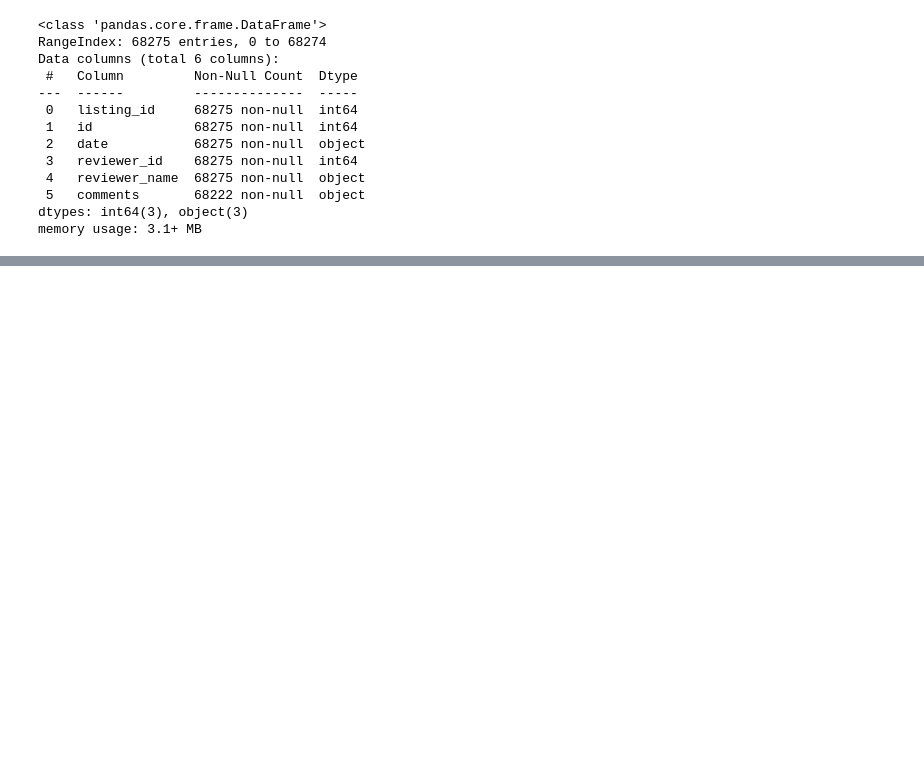
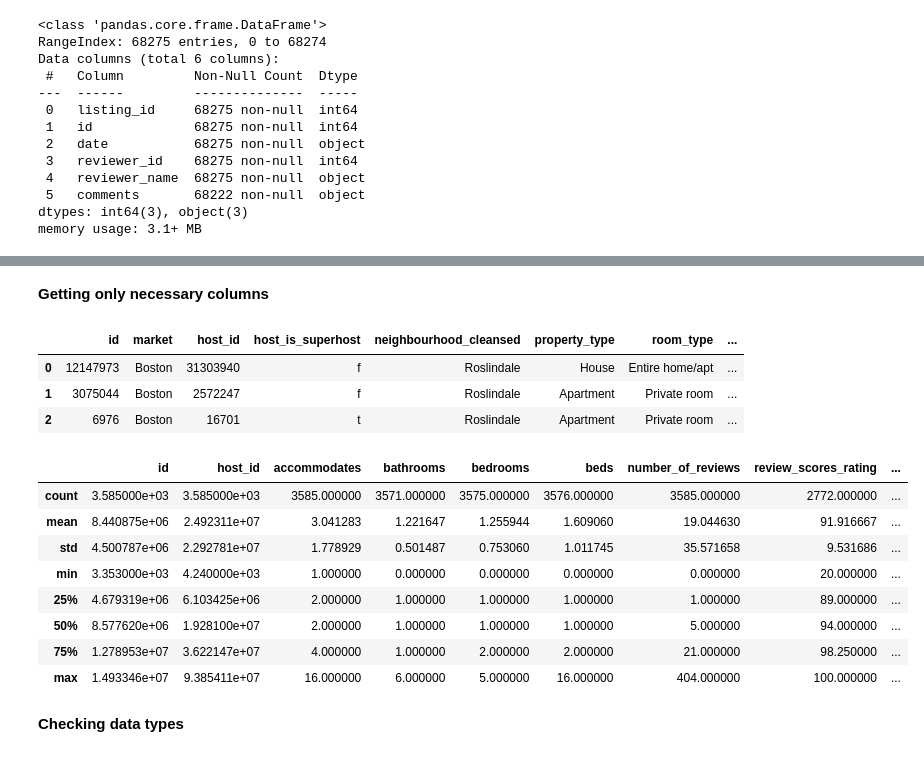
Before and after one commit to macedoti13/Airbnb-Data-Analysis, a Jupyter notebook: AirbnbDataAnalysis.ipynb, the cells around one changed output, grey strips where cells are left out. Cells and saved outputs as stored; diff of their text form; code cells hidden in the pictures; blank space fills up the shorter version.

```diff
--- a/AirbnbDataAnalysis.ipynb
+++ b/AirbnbDataAnalysis.ipynb
@@ -269,3 +210,34 @@ df_bos_lis_c = df_bos_lis.copy()
+# %% [markdown]
+**Getting only necessary columns**
+# %%
+# selecting only necessary columns
+df_bos_lis_c = df_bos_lis_c[['id', 'market', 'host_id', 'host_is_superhost', 'neighbourhood_cleansed',
+                             'property_type', 'room_type', 'accommodates', 'bathrooms', 'bedrooms', 'beds',
+                             'bed_type', 'amenities', 'price', 'cleaning_fee', 'number_of_reviews',
+                             'review_scores_rating', 'review_scores_accuracy', 'review_scores_cleanliness',
+                             'review_scores_checkin', 'review_scores_communication', 'review_scores_location',
+                             'review_scores_value', 'cancellation_policy']]
+
+df_bos_lis_c.head(3)
+# %% [output]
+|  | id | market | host_id | host_is_superhost | neighbourhood_cleansed | property_type | room_type | ... |
+| 0 | 12147973 | Boston | 31303940 | f | Roslindale | House | Entire home/apt | ... |
+| 1 | 3075044 | Boston | 2572247 | f | Roslindale | Apartment | Private room | ... |
+| 2 | 6976 | Boston | 16701 | t | Roslindale | Apartment | Private room | ... |
+# %%
+df_bos_lis_c.describe()
+# %% [output]
+|  | id | host_id | accommodates | bathrooms | bedrooms | beds | number_of_reviews | review_scores_rating | ... |
+| count | 3.585000e+03 | 3.585000e+03 | 3585.000000 | 3571.000000 | 3575.000000 | 3576.000000 | 3585.000000 | 2772.000000 | ... |
+| mean | 8.440875e+06 | 2.492311e+07 | 3.041283 | 1.221647 | 1.255944 | 1.609060 | 19.044630 | 91.916667 | ... |
+| std | 4.500787e+06 | 2.292781e+07 | 1.778929 | 0.501487 | 0.753060 | 1.011745 | 35.571658 | 9.531686 | ... |
+| min | 3.353000e+03 | 4.240000e+03 | 1.000000 | 0.000000 | 0.000000 | 0.000000 | 0.000000 | 20.000000 | ... |
+| 25% | 4.679319e+06 | 6.103425e+06 | 2.000000 | 1.000000 | 1.000000 | 1.000000 | 1.000000 | 89.000000 | ... |
+| 50% | 8.577620e+06 | 1.928100e+07 | 2.000000 | 1.000000 | 1.000000 | 1.000000 | 5.000000 | 94.000000 | ... |
+| 75% | 1.278953e+07 | 3.622147e+07 | 4.000000 | 1.000000 | 2.000000 | 2.000000 | 21.000000 | 98.250000 | ... |
+| max | 1.493346e+07 | 9.385411e+07 | 16.000000 | 6.000000 | 5.000000 | 16.000000 | 404.000000 | 100.000000 | ... |
+# %% [markdown]
+**Checking data types**
 # %%
 df_bos_lis_c.info()
 # %% [output]
```
Also changed, not shown: parts of 56 cells of this notebook.
